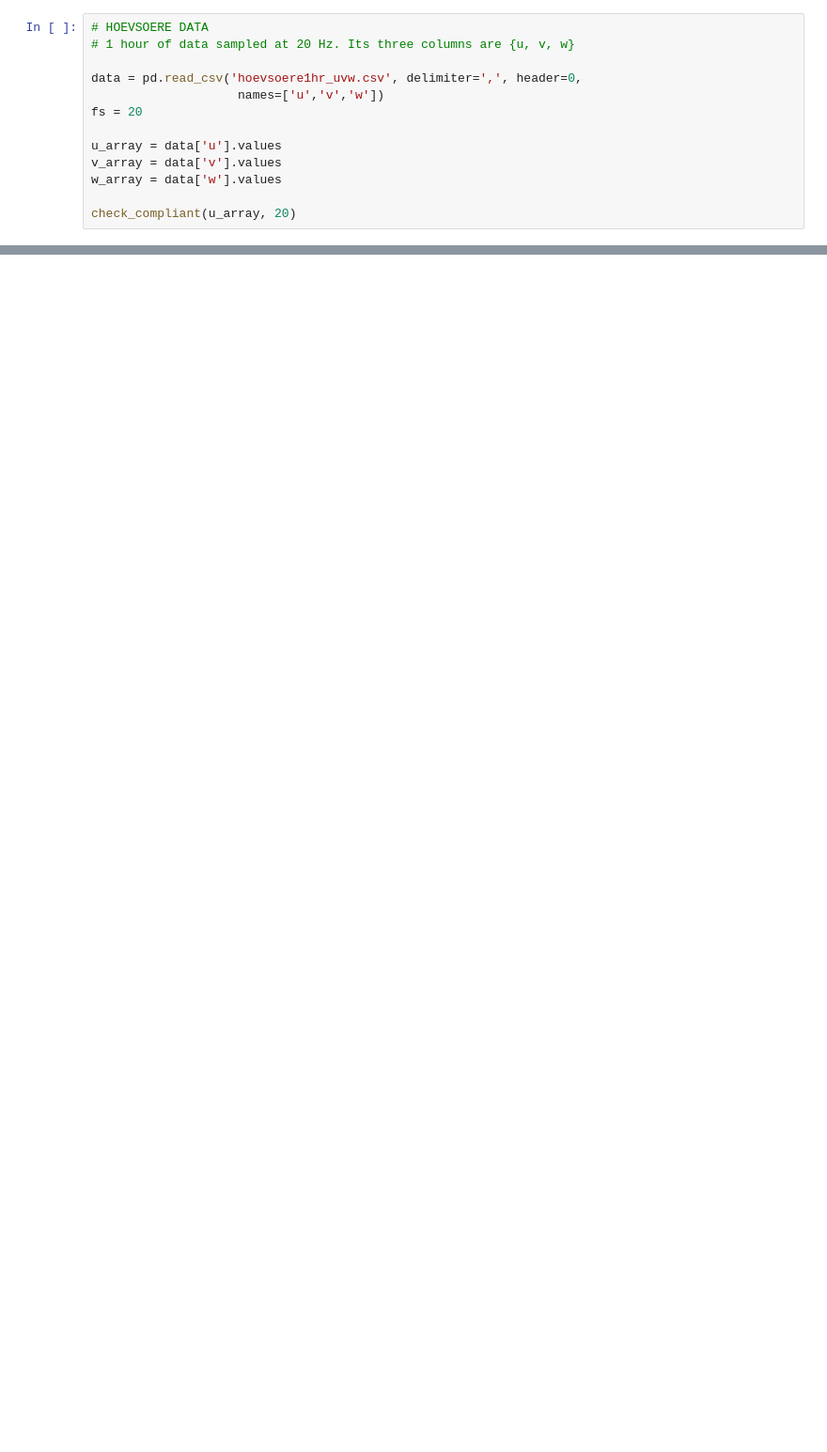
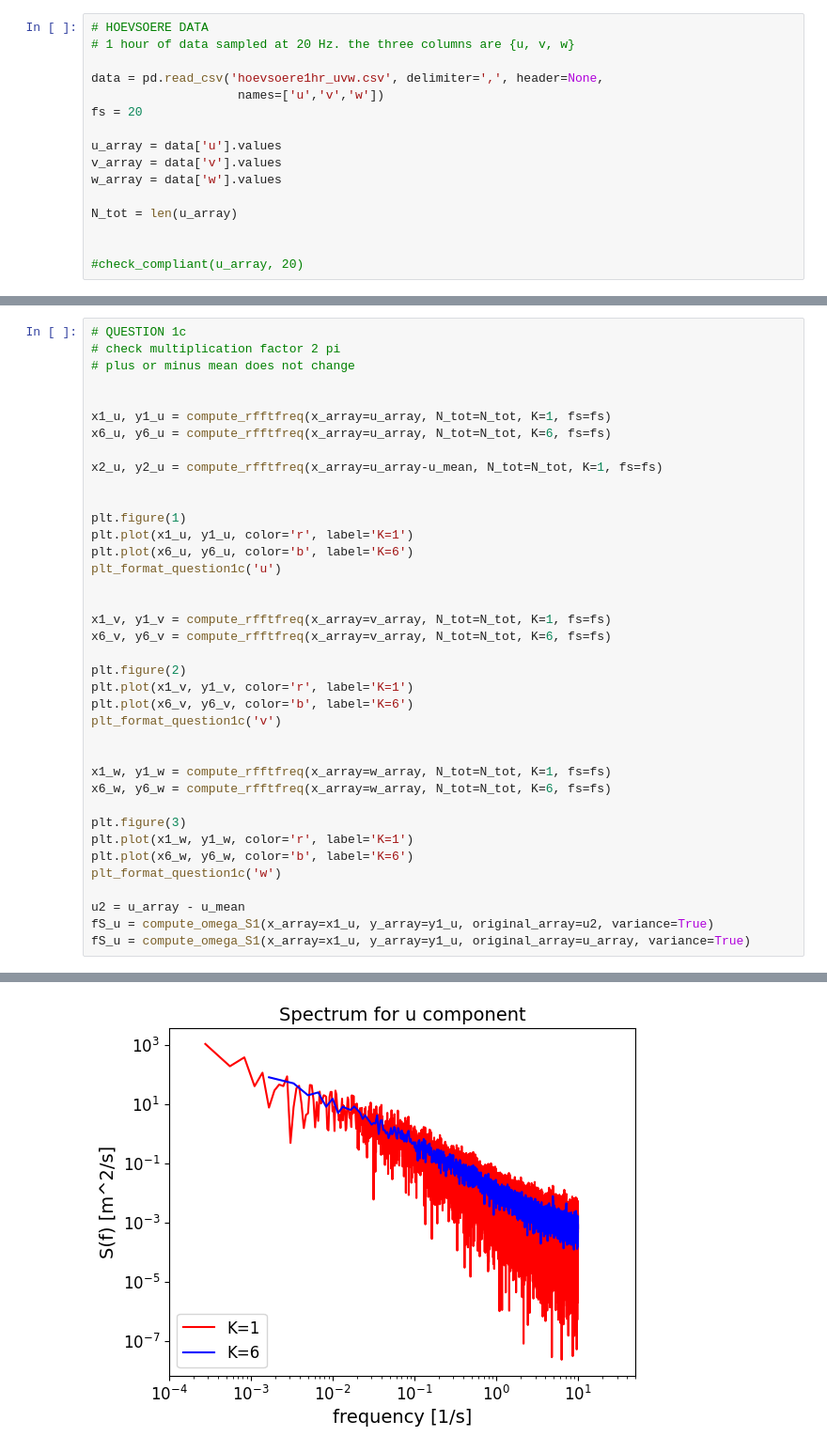
Before and after one commit to nicolaquaia/micrometereology, a Jupyter notebook: 03/assignment3_notebook.ipynb, the cells around one changed output, grey strips where cells are left out. Shown: that part at 94% size. Cells and saved outputs as stored; diff of their text form; blank space fills up the shorter version.

```diff
--- a/03/assignment3_notebook.ipynb
+++ b/03/assignment3_notebook.ipynb
@@ -26,8 +212,8 @@ def check_compliant(x_array,limit):
 # %%
 # HOEVSOERE DATA
-# 1 hour of data sampled at 20 Hz. Its three columns are {u, v, w}
+# 1 hour of data sampled at 20 Hz. the three columns are {u, v, w}
 
-data = pd.read_csv('hoevsoere1hr_uvw.csv', delimiter=',', header=0,
+data = pd.read_csv('hoevsoere1hr_uvw.csv', delimiter=',', header=None,
                     names=['u','v','w'])
 fs = 20
 
@@ -35,4 +221,7 @@ u_array = data['u'].values
 v_array = data['v'].values
 w_array = data['w'].values
 
-check_compliant(u_array, 20)
+N_tot = len(u_array)
+
+
+#check_compliant(u_array, 20)
@@ -202,0 +258,39 @@ KeyboardInterrupt:
+# %%
+# QUESTION 1c
+# check multiplication factor 2 pi
+# plus or minus mean does not change
+
+
+x1_u, y1_u = compute_rfftfreq(x_array=u_array, N_tot=N_tot, K=1, fs=fs)
+x6_u, y6_u = compute_rfftfreq(x_array=u_array, N_tot=N_tot, K=6, fs=fs)
+
+x2_u, y2_u = compute_rfftfreq(x_array=u_array-u_mean, N_tot=N_tot, K=1, fs=fs)
+
+
+plt.figure(1)
+plt.plot(x1_u, y1_u, color='r', label='K=1')
+plt.plot(x6_u, y6_u, color='b', label='K=6')
+plt_format_question1c('u')
+
+
+x1_v, y1_v = compute_rfftfreq(x_array=v_array, N_tot=N_tot, K=1, fs=fs)
+x6_v, y6_v = compute_rfftfreq(x_array=v_array, N_tot=N_tot, K=6, fs=fs)
+
+plt.figure(2)
+plt.plot(x1_v, y1_v, color='r', label='K=1')
+plt.plot(x6_v, y6_v, color='b', label='K=6')
+plt_format_question1c('v')
+
+
+x1_w, y1_w = compute_rfftfreq(x_array=w_array, N_tot=N_tot, K=1, fs=fs)
+x6_w, y6_w = compute_rfftfreq(x_array=w_array, N_tot=N_tot, K=6, fs=fs)
+
+plt.figure(3)
+plt.plot(x1_w, y1_w, color='r', label='K=1')
+plt.plot(x6_w, y6_w, color='b', label='K=6')
+plt_format_question1c('w')
+
+u2 = u_array - u_mean
+fS_u = compute_omega_S1(x_array=x1_u, y_array=y1_u, original_array=u2, variance=True)
+fS_u = compute_omega_S1(x_array=x1_u, y_array=y1_u, original_array=u_array, variance=True)
+# %% [output]
@@ -202,0 +306 @@ KeyboardInterrupt:
+[figure, added]
```
Also changed, not shown: parts of 16 cells of this notebook.
